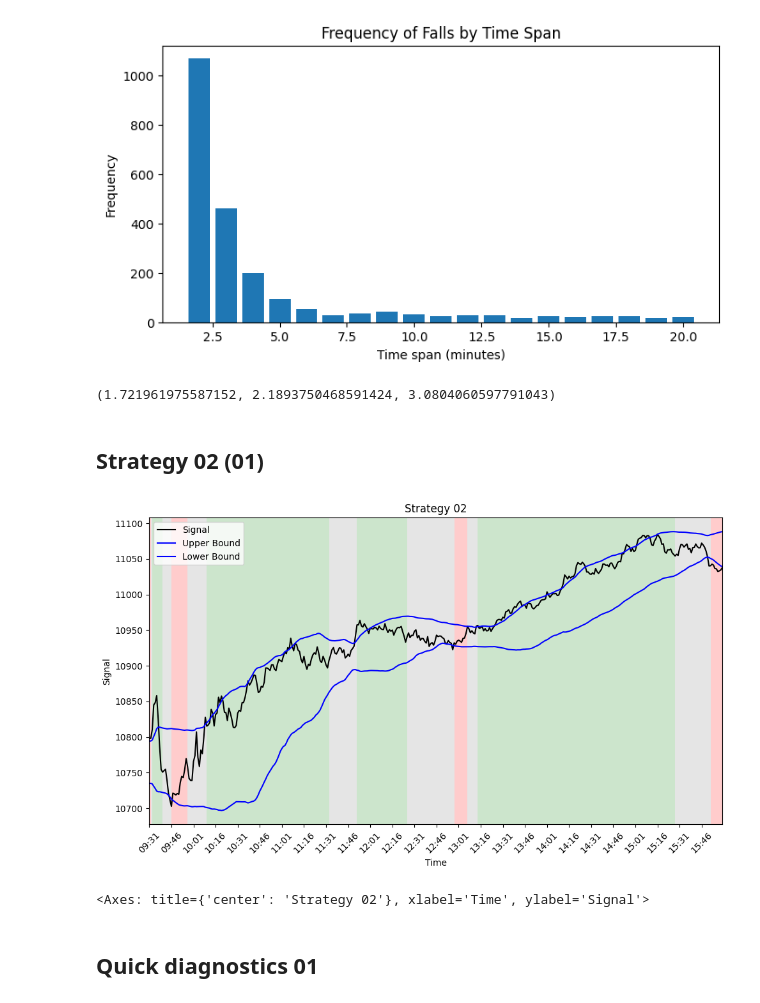
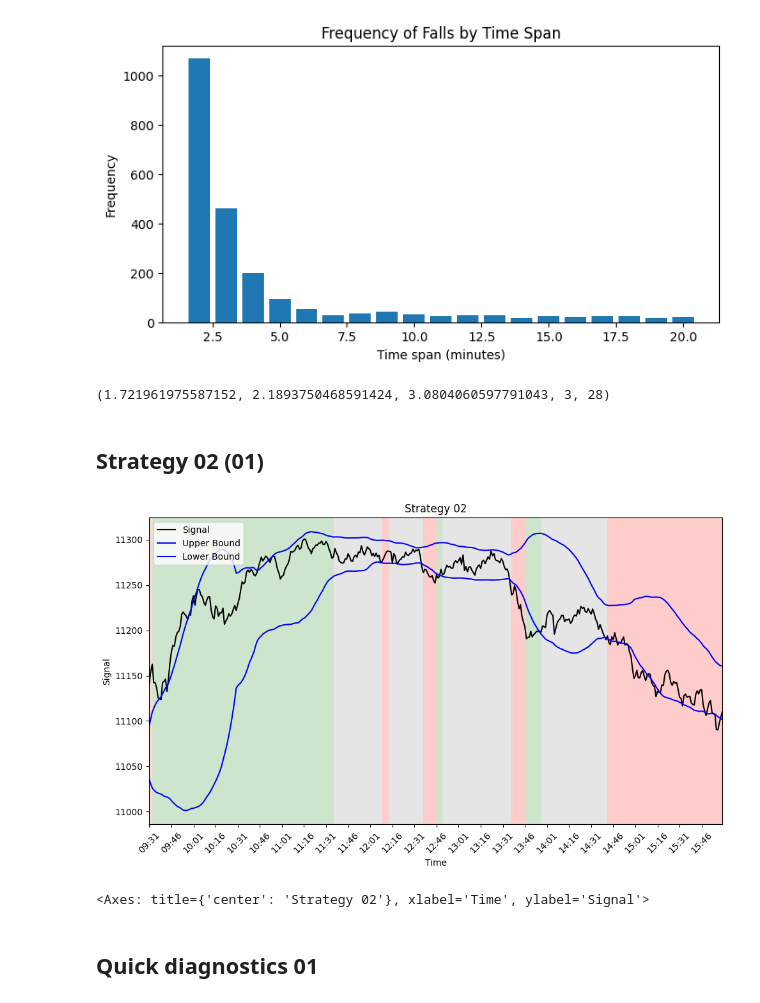
Before and after one commit to wynalazior/HFD-Final-Project, a Jupyter notebook: Testing/Strategy2.ipynb, the cells around one changed output. Cells and saved outputs as stored; diff of their text form; code cells hidden in the pictures.

```diff
--- a/Testing/Strategy2.ipynb
+++ b/Testing/Strategy2.ipynb
@@ -263,11 +268,15 @@ k3 = float(np.nanquantile(z_abs, 0.97))
 
 k1, k2, k3 = sorted([k1, k2, k3])
 # %%
-k1, k2 ,k3
+k1, k2 ,k3, D1, D2
 # %% [output]
-(1.721961975587152, 2.1893750468591424, 3.0804060597791043)
+(1.721961975587152, 2.1893750468591424, 3.0804060597791043, 3, 28)
 # %% [markdown]
 ## Strategy 02 (01)
+# %%
+dataQ1['NQ_SMA60'] = dataQ1['NQ'].rolling(window = 60, min_periods = 30).mean()
+dataQ1['NQ_SMA60'] = dataQ1['NQ_SMA60'].where(~dataQ1['NQ'].isna(), np.nan)
+dataQ1['NQ_STD60'] = dataQ1['NQ'].rolling(window = 60, min_periods = 30).std()
 # %%
 import numpy as np
 import pandas as pd
@@ -365,17 +374,18 @@ for t in range(1, n):
 dataQ1["position_3"] = (-pos if FLIP else pos)
 dataQ1["regime_3"]   = regime
 # %%
+
 plot_positions_vb(
     data_plot=dataQ1,
-    date_plot="2023-01-06",
+    date_plot="2023-01-09",
     col_signal="NQ",
     col_upper="upper_1",
     col_lower="lower_1",
     col_pos="position_3",
     title="Strategy 02"
 )
 # %% [output]
-[figure, old version]
+[figure, new version]
 <Axes: title={'center': 'Strategy 02'}, xlabel='Time', ylabel='Signal'>
 # %% [markdown]
 ## Quick diagnostics 01
```
Also changed, not shown: parts of 16 cells of this notebook, 2 other files.
